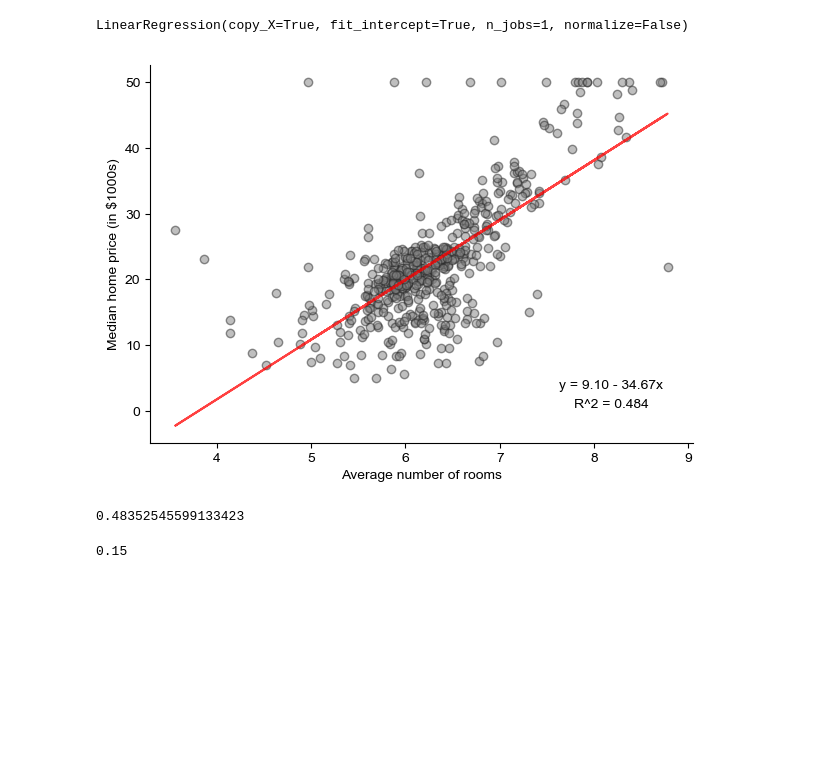
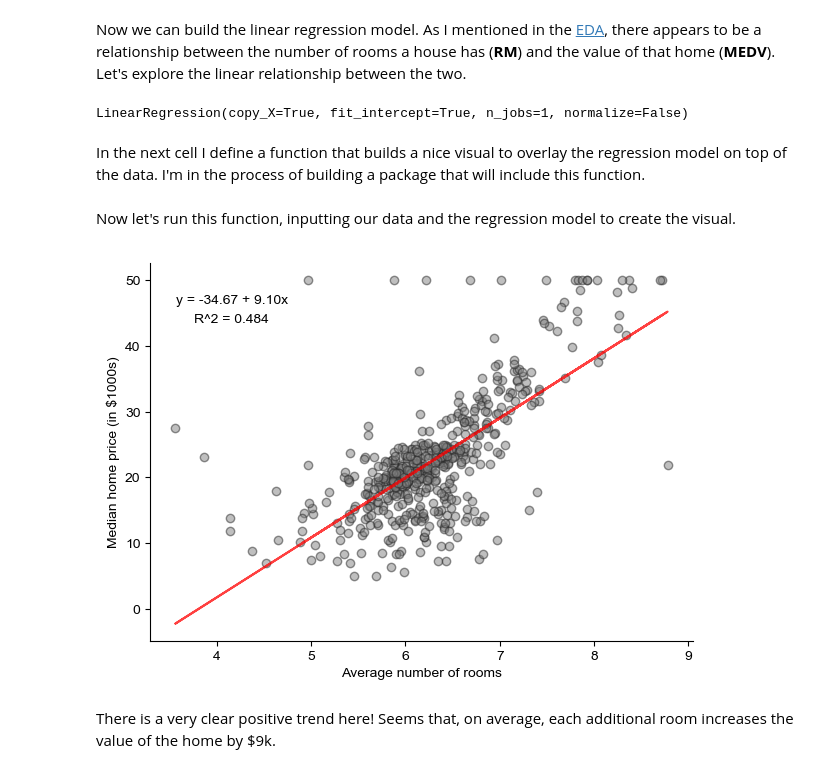
Before and after one commit to bhlmn/ds, a Jupyter notebook: docs/ml/prediction/linear_regression.ipynb, the cells around one changed output. Saved outputs shown, nothing was run; the diff lists cells and outputs as text; code cells hidden in the pictures; blank space fills up the shorter version.

```diff
--- a/docs/ml/prediction/linear_regression.ipynb
+++ b/docs/ml/prediction/linear_regression.ipynb
@@ -13,4 +14,6 @@ data_url = 'https://archive.ics.uci.edu/ml/machine-learning-databases/housing/ho
 colnames = ['CRIM', 'ZN', 'INDUS', 'CHAS', 'NOX', 'RM', 'AGE', 'DIS',
             'RAD', 'TAX', 'PTRATIO', 'B', 'LSTAT', 'MEDV']
 df = pd.read_csv(data_url, header=None, sep='\s+', names=colnames)
+# %% [markdown]
+Now we can build the linear regression model. As I mentioned in the [EDA](http://nbviewer.jupyter.org/github/bhlmn/ds/blob/master/docs/ml/data/housing.ipynb), there appears to be a relationship between the number of rooms a house has (**RM**) and the value of that home (**MEDV**). Let's explore the linear relationship between the two.
 # %%
@@ -21,6 +29,8 @@ lm = LinearRegression()
 lm.fit(x, y)
 # %% [output]
 LinearRegression(copy_X=True, fit_intercept=True, n_jobs=1, normalize=False)
+# %% [markdown]
+In the next cell I define a function that builds a nice visual to overlay the regression model on top of the data. I'm in the process of building a package that will include this function.
 # %%
 def lm_plot(x, y, model, xlab=None, ylab=None, main=None, size=(7,5), res=100, show=True, col_xy='grey',
             col_lm='red', font='Arial', show_fit=True, fitloc='top_left'):
@@ -37,7 +47,6 @@ def lm_plot(x, y, model, xlab=None, ylab=None, main=None, size=(7,5), res=100, s
         ax.set_title(main, fontname=font)
 
     # set font for tick marks
-    # Set the font name for axis tick labels to be Comic Sans
     for tick in ax.get_xticklabels():
         tick.set_fontname(font)
     for tick in ax.get_yticklabels():
@@ -59,9 +68,9 @@ def lm_plot(x, y, model, xlab=None, ylab=None, main=None, size=(7,5), res=100, s
             text_x, text_y = [0.15, 0.15]
         if fitloc == 'bottom_right':
             text_x, text_y = [0.85, 0.15]
-        eq_text = 'y = %.2f + %.2fx' % (model.coef_[0], model.intercept_)
-        if model.intercept_ < 0:
-            eq_text = 'y = %.2f - %.2fx' % (model.coef_[0], abs(model.intercept_))
+        eq_text = 'y = %.2f + %.2fx' % (model.intercept_, model.coef_[0])
+        if model.coef_[0] < 0:
+            eq_text = 'y = %.2f - %.2fx' % (model.intercept_, abs(model.coef_[0]))
         plt.text(text_x, text_y, eq_text, ha='center', va='center', transform=ax.transAxes, fontname=font)
         from sklearn.metrics import r2_score
         r2_text = 'R^2 = %.3f' % r2_score(y, lm.predict(x))
@@ -70,19 +79,11 @@ def lm_plot(x, y, model, xlab=None, ylab=None, main=None, size=(7,5), res=100, s
     if show:
         plt.show()
     return None
+# %% [markdown]
+Now let's run this function, inputting our data and the regression model to create the visual.
 # %%
-lm_plot(x, y, lm, xlab='Average number of rooms', ylab='Median home price (in $1000s)', fitloc='bottom_right')
-
-# TODO from here ... make this plot look prettier!
+lm_plot(x, y, lm, xlab='Average number of rooms', ylab='Median home price (in $1000s)')
 # %% [output]
-[figure, old version]
+[figure, new version]
-# %%
-from sklearn.metrics import r2_score
-r2_score(y, lm.predict(x))
-# %% [output]
-0.48352545599133423
-# %%
-text_x, text_y = [0.15, 0.9]
-text_x
-# %% [output]
-0.15
+# %% [markdown]
+There is a very clear positive trend here! Seems that, on average, each additional room increases the value of the home by $9k.
```
Also changed, not shown: parts of 4 cells of this notebook.
